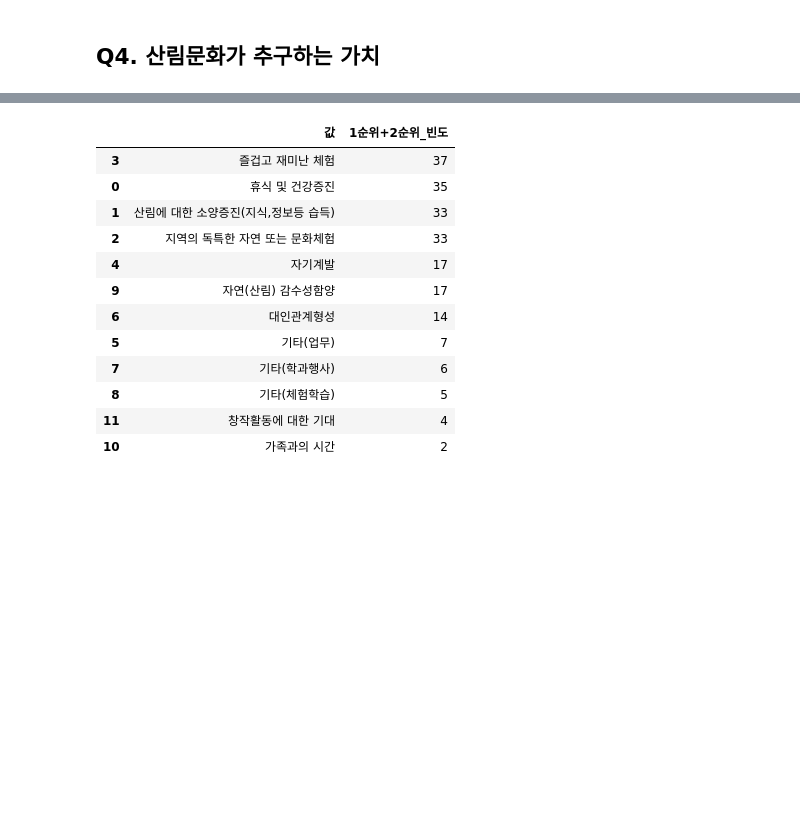
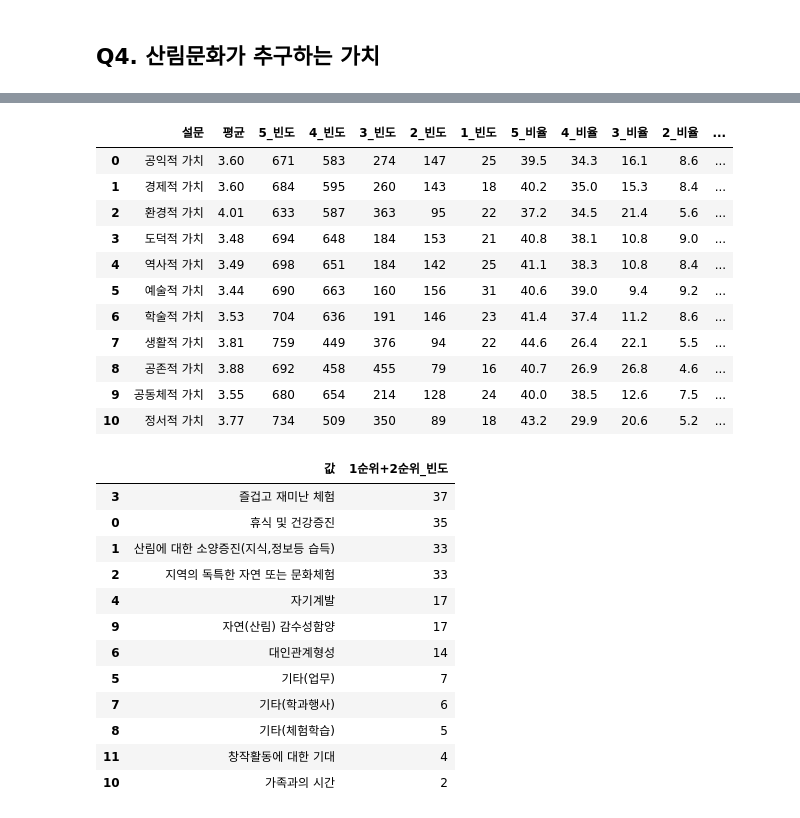
Before and after one commit to DDalaDDula/Card_Consumption_Pattern_Analysis_Dashboard, a Jupyter notebook: analysis_mult.ipynb, the cells around one changed output, grey strips where cells are left out. Saved outputs shown, nothing was run; the diff lists cells and outputs as text; code cells hidden in the pictures; blank space fills up the shorter version.

```diff
--- a/analysis_mult.ipynb
+++ b/analysis_mult.ipynb
@@ -191,0 +164,46 @@ df_common_4
+# %%
+# 가중평균 계산 및 리스트 형태로 저장
+common_4_dic = {'설문':list(df_common_4.columns[7:]),
+              '평균':[],
+              '5_빈도':[],
+              '4_빈도':[],
+              '3_빈도':[],
+              '2_빈도':[],
+              '1_빈도':[],
+              '5_비율':[],
+              '4_비율':[],
+              '3_비율':[],
+              '2_비율':[],
+              '1_비율':[],
+            }
+
+for question in df_common_4.columns[7:]:
+    score_counts = df_common_4[question].value_counts()#.reset_index()
+    weighted_sum = (score_counts.index * score_counts).sum()
+    total_count = score_counts.sum()
+    weighted_mean = round(weighted_sum / total_count, 2)
+    common_4_dic['평균'].append(weighted_mean)
+
+    score_counts = score_counts.reset_index()
+    score_counts.columns = ['점수', '빈도']
+    score_counts['비율'] = round((score_counts['빈도'] / score_counts['빈도'].sum()) * 100, 1)
+    for num, freq, rate in zip(range(5,0,-1),score_counts['빈도'].tolist(),score_counts['비율'].tolist()):
+        common_4_dic[str(num) + '_빈도'].append(freq)
+        common_4_dic[str(num) + '_비율'].append(rate)
+common_4_df = pd.DataFrame(common_4_dic)
+common_4_df['설문'] = common_4_df['설문'].replace(expo_4_map_dic)
+# %%
+common_4_df
+# %% [output]
+|  | 설문 | 평균 | 5_빈도 | 4_빈도 | 3_빈도 | 2_빈도 | 1_빈도 | 5_비율 | 4_비율 | 3_비율 | 2_비율 | ... |
+| 0 | 공익적 가치 | 3.60 | 671 | 583 | 274 | 147 | 25 | 39.5 | 34.3 | 16.1 | 8.6 | ... |
+| 1 | 경제적 가치 | 3.60 | 684 | 595 | 260 | 143 | 18 | 40.2 | 35.0 | 15.3 | 8.4 | ... |
+| 2 | 환경적 가치 | 4.01 | 633 | 587 | 363 | 95 | 22 | 37.2 | 34.5 | 21.4 | 5.6 | ... |
+| 3 | 도덕적 가치 | 3.48 | 694 | 648 | 184 | 153 | 21 | 40.8 | 38.1 | 10.8 | 9.0 | ... |
+| 4 | 역사적 가치 | 3.49 | 698 | 651 | 184 | 142 | 25 | 41.1 | 38.3 | 10.8 | 8.4 | ... |
+| 5 | 예술적 가치 | 3.44 | 690 | 663 | 160 | 156 | 31 | 40.6 | 39.0 | 9.4 | 9.2 | ... |
+| 6 | 학술적 가치 | 3.53 | 704 | 636 | 191 | 146 | 23 | 41.4 | 37.4 | 11.2 | 8.6 | ... |
+| 7 | 생활적 가치 | 3.81 | 759 | 449 | 376 | 94 | 22 | 44.6 | 26.4 | 22.1 | 5.5 | ... |
+| 8 | 공존적 가치 | 3.88 | 692 | 458 | 455 | 79 | 16 | 40.7 | 26.9 | 26.8 | 4.6 | ... |
+| 9 | 공동체적 가치 | 3.55 | 680 | 654 | 214 | 128 | 24 | 40.0 | 38.5 | 12.6 | 7.5 | ... |
+| 10 | 정서적 가치 | 3.77 | 734 | 509 | 350 | 89 | 18 | 43.2 | 29.9 | 20.6 | 5.2 | ... |
```
Also changed, not shown: parts of 11 cells of this notebook, 2 other files.
